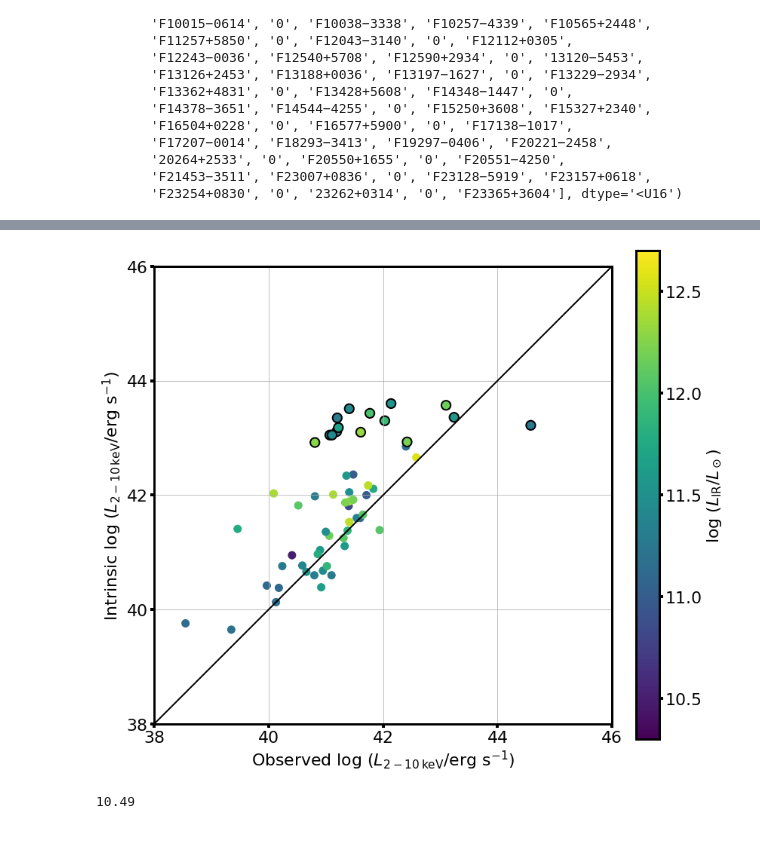
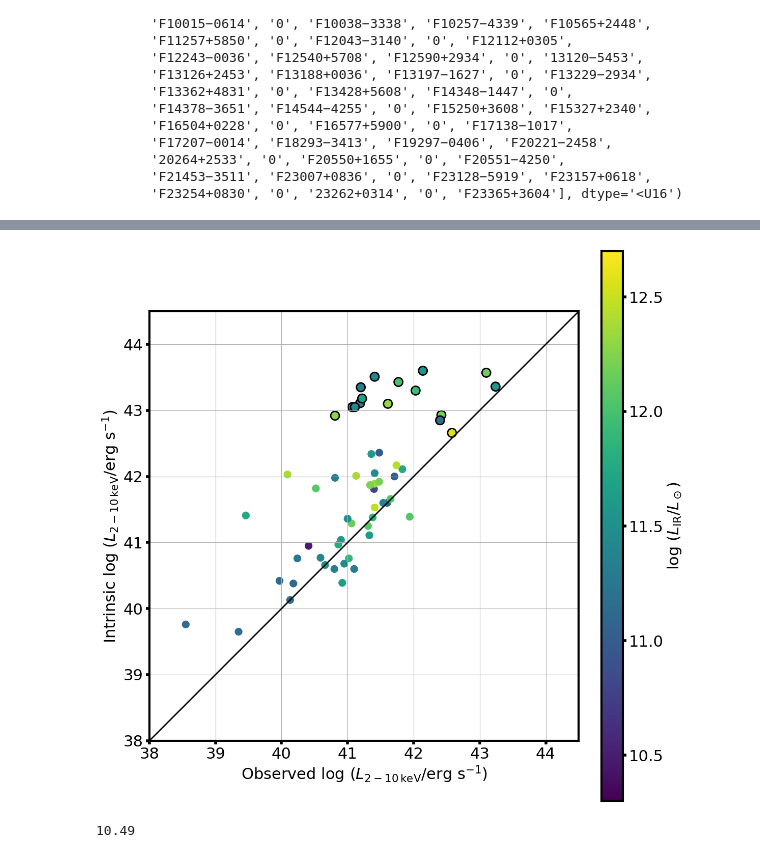
Before and after one commit to cwauge/GOALS_AGN, a Jupyter notebook: Test_notebook.ipynb, the cells around one changed output, grey strips where cells are left out. Drawn from its saved outputs; the diff is of its cells as text; code cells hidden in the pictures.

```diff
--- a/Test_notebook.ipynb
+++ b/Test_notebook.ipynb
@@ -86,35 +86,36 @@ plt.show()
 # %% [output]
 [figure]
 # %%
-fig = plt.figure(figsize=(12,10))
+fig = plt.figure(figsize=(12,12))
 gs = fig.add_gridspec(nrows=1,ncols=2,width_ratios=[3,0.15],wspace=0.1,top=0.95,bottom=0.05)
 ax1 = fig.add_subplot(gs[0])
 ax1.set_aspect('equal')
 allpts = plt.scatter(L2_10_obs_match,L2_10_int_match,c=LIR2_match,s=100)
 # axcb = fig.colorbar(allpts, orientation='vertical', pad=0.1)
 # axcb.mappable.set_clim(10.3, 12.7)
 # axcb.set_label(r'log $(L_{\rm IR}$/$L_\odot$)')
-samp = plt.scatter(L2_10_obs_match[L2_10_int_match >= 42.9],L2_10_int_match[L2_10_int_match >= 42.9],c=LIR2_match[L2_10_int_match > 42.9],s=150,edgecolor='k',linewidth=2)
+samp = plt.scatter(L2_10_obs_match[L2_10_int_match >= 42.5],L2_10_int_match[L2_10_int_match >= 42.5],c=LIR2_match[L2_10_int_match > 42.5],s=150,edgecolor='k',linewidth=2)
 axcb1 = fig.colorbar(samp, orientation='vertical', pad=-1)
 axcb1.mappable.set_clim(10.3, 12.7)
 axcb1.remove()
 plt.plot(np.arange(38,50),np.arange(38,50),color='k',lw=2)
 plt.xlabel(r'Observed log $(L_{2-10\,\rm keV}$/erg s$^{-1}$)')
 plt.ylabel(r'Intrinsic log $(L_{2-10\,\rm keV}$/erg s$^{-1}$)')
-plt.xlim(38,46)
-plt.ylim(38,46)
-ax1.set_xticks([38,40,42,44,46])
-ax1.set_yticks([38,40,42,44,46])
+plt.xlim(38,44.5)
+plt.ylim(38,44.5)
+ax1.set_xticks([38,39,40,41,42,43,44])
+ax1.set_yticks([38,39,40,41,42,43,44])
 axcb = fig.add_subplot(gs[:,-1:])
 cb = fig.colorbar(allpts, cax=axcb, orientation='vertical')
 cb.mappable.set_clim(10.3, 12.7)
 cb.set_label(r'log $(L_{\rm IR}$/$L_\odot$)')
 # plt.colorbar(label=r'log $(L_{\rm IR}$/$L_\odot$)')
 ax1.grid()
+plt.tight_layout()
 plt.savefig('/Users/connor_auge/Research/Disertation/GOALS/GOALS_figs/_paper/Lx_scatter.pdf')
 plt.show()
 # %% [output]
-[figure, old version]
+[figure, new version]
 # %%
 print(min(LIR2_match))
 # %% [output]
```
Also changed, not shown: parts of 1 cell of this notebook.
